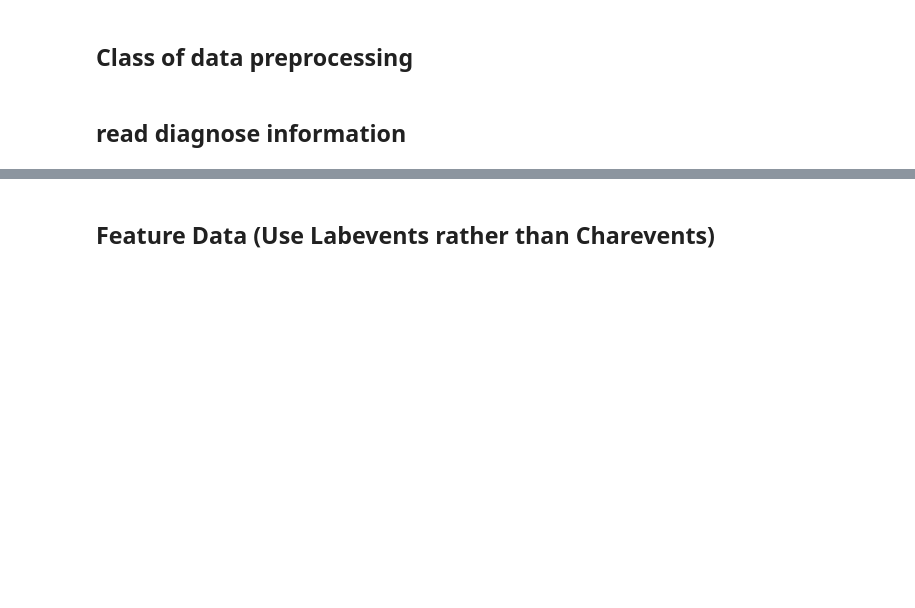
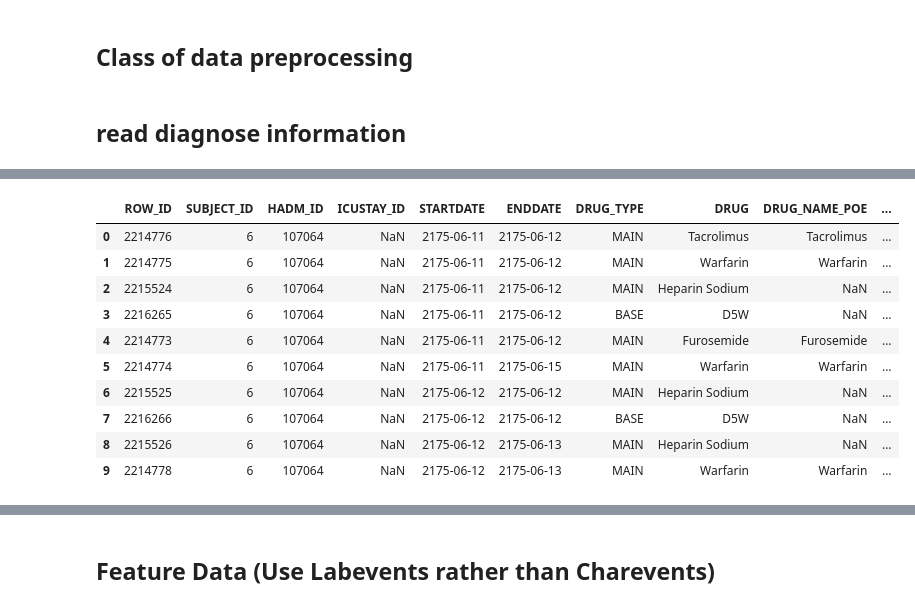
Before and after one commit to liuzi/Clinic-Analysis, a Jupyter notebook: Clustering.ipynb, the cells around one changed output, grey strips where cells are left out. Cells and saved outputs as stored; diff of their text form; code cells hidden in the pictures; blank space fills up the shorter version.

Commit message:
prescription

```diff
--- a/Clustering.ipynb
+++ b/Clustering.ipynb
@@ -122,0 +158,7 @@ class Data_Preprocessing():
+# %%
+#####################################################
+# Medicine data
+# data_preprocessing.read_measurements(filename='PRESCRIPTIONS.csv', link=None, columns=["SUBJECT_ID","HADM_ID","ICUSTAY_ID","STARTDATE","ENDDATE","DRUG_TYPE","DRUG","DRUG_NAME_POE","DRUG_NAME_GENERIC","FORMULARY_DRUG_CD","GSN","NDC","PROD_STRENGTH","DOSE_VAL_RX","DOSE_UNIT_RX","FORM_VAL_DISP","FORM_UNIT_DISP","ROUTE"])
+dp_medication = Data_Preprocessing()
+prescription_df = dp_medication.view_data('PRESCRIPTIONS.csv')
+pres_clean_df = prescription_df[['SUBJECT_ID','DRUG','DOSE_VAL_RX','ENDDATE','STARTDATE']]
@@ -122,0 +247,14 @@ class Data_Preprocessing():
+# %%
+pres_clean_df = prescription_df.dropna(subset=['DOSE_VAL_RX'])['SUBJECT_ID','DRUG','DOSE_VAL_RX','STARTDATE','STARTDATE']
+# %% [output]
+|  | ROW_ID | SUBJECT_ID | HADM_ID | ICUSTAY_ID | STARTDATE | ENDDATE | DRUG_TYPE | DRUG | DRUG_NAME_POE | ... |
+| 0 | 2214776 | 6 | 107064 | NaN | 2175-06-11 | 2175-06-12 | MAIN | Tacrolimus | Tacrolimus | ... |
+| 1 | 2214775 | 6 | 107064 | NaN | 2175-06-11 | 2175-06-12 | MAIN | Warfarin | Warfarin | ... |
+| 2 | 2215524 | 6 | 107064 | NaN | 2175-06-11 | 2175-06-12 | MAIN | Heparin Sodium | NaN | ... |
+| 3 | 2216265 | 6 | 107064 | NaN | 2175-06-11 | 2175-06-12 | BASE | D5W | NaN | ... |
+| 4 | 2214773 | 6 | 107064 | NaN | 2175-06-11 | 2175-06-12 | MAIN | Furosemide | Furosemide | ... |
+| 5 | 2214774 | 6 | 107064 | NaN | 2175-06-11 | 2175-06-15 | MAIN | Warfarin | Warfarin | ... |
+| 6 | 2215525 | 6 | 107064 | NaN | 2175-06-12 | 2175-06-12 | MAIN | Heparin Sodium | NaN | ... |
+| 7 | 2216266 | 6 | 107064 | NaN | 2175-06-12 | 2175-06-12 | BASE | D5W | NaN | ... |
+| 8 | 2215526 | 6 | 107064 | NaN | 2175-06-12 | 2175-06-13 | MAIN | Heparin Sodium | NaN | ... |
+| 9 | 2214778 | 6 | 107064 | NaN | 2175-06-12 | 2175-06-13 | MAIN | Warfarin | Warfarin | ... |
```
Also changed, not shown: parts of 19 cells of this notebook.
